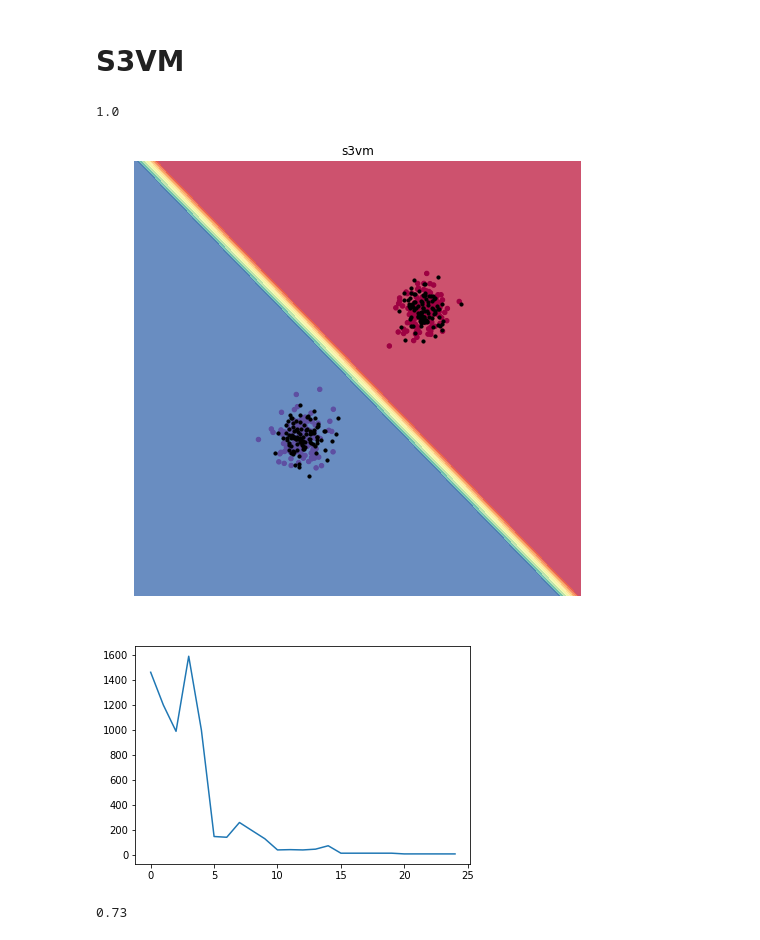
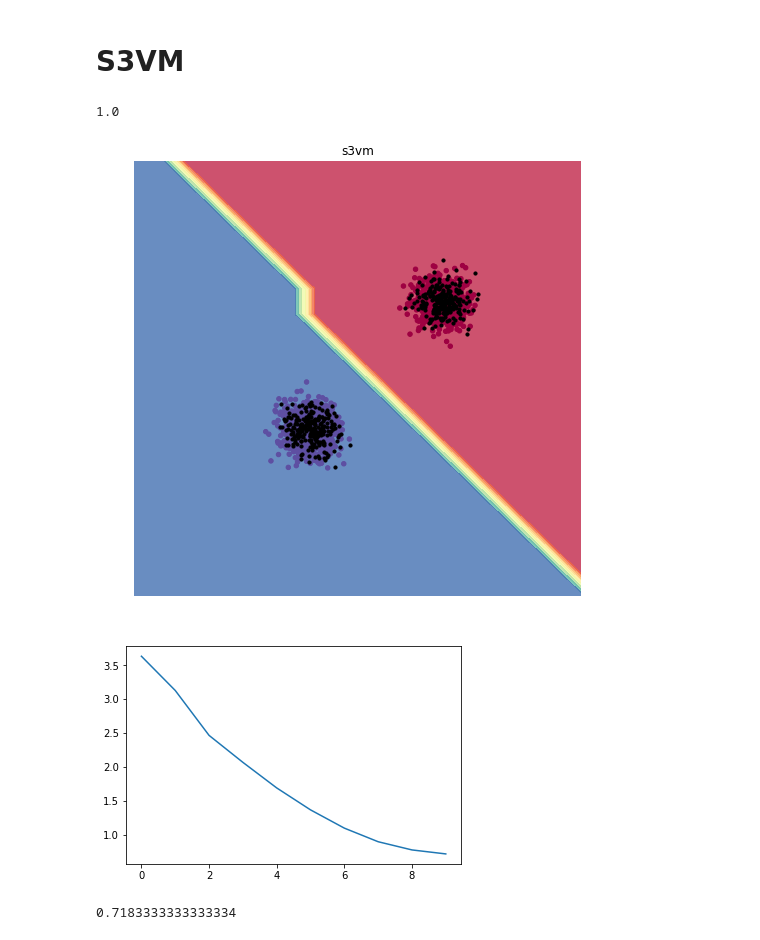
Before and after one commit to Raphael-LASRY/Machine-Learning, a Jupyter notebook: ml_project.ipynb, the cells around one changed output. Saved outputs shown, nothing was run; the diff lists cells and outputs as text; code cells hidden in the pictures.

```diff
--- a/ml_project.ipynb
+++ b/ml_project.ipynb
@@ -192,7 +278,7 @@ class S3VMClassifier():
         dw = np.zeros(d) # sum of gw
         for ep in range(epochs):
             np.random.shuffle(indexes)
-            for k in range(n + m):
+            for k in range(int(0.1*(n + m))):
                 i = indexes[k]
                 labelled = (i >= 0) # labelled or unlabelled
                 if i < 0 : # if it's the index of an unlabelled data
@@ -200,10 +286,9 @@ class S3VMClassifier():
                 dw -= gw[i]
                 gw[i] = self.gradient_loss(gamma, labelled)
                 dw += gw[i]
-                self.w -= self.lr / min((k + 1) + ep * (n + m), n + m) * dw
-            self.loss_list.append(self.loss(gamma))
+                self.w -= self.lr / min((k + 1) + int(ep / 10 * (n + m)), (n + m)/10) * dw
 
-    def fit(self, X, Y, X_, epochs=3, iter_gamma=5, w=None, b=None): # epochs pour la minimisation, iter_gamma pour le nombre de gamma
+    def fit(self, X, Y, X_, epochs=5, iter_gamma=10, w=None, b=None): # epochs pour la minimisation, iter_gamma pour le nombre de gamma
         """
             Train the model on X_labelled, Y_labelled, X_unlabelled datas.
         """
@@ -230,6 +315,7 @@ class S3VMClassifier():
         # continuation method
         for gamma in tqdm(gamma_list):
             self.minimize(gamma, epochs)
+            self.loss_list.append(self.loss(gamma))
 
         self.b = self.w[0]
         self.w = self.w[1:]
@@ -349,45 +349,47 @@ class SAGClassifier(Model):
 # %%
 import matplotlib.pyplot as plt
 
-n = 150
-m = 100
+total_data = 1000
+proportion = 0.75
+n = int(proportion * total_data)
+m = int((1 - proportion) * total_data)
 sigma = 0.01
 
 x = np.concatenate(
     (np.random.multivariate_normal([0,0], [[sigma, 0], [0, sigma]], n),
      np.random.multivariate_normal([1,1], [[sigma, 0], [0, sigma]], n))
 )
 
 y = np.concatenate((np.ones(n), -np.ones(n)))
 
 x_ = np.concatenate(
     (np.random.multivariate_normal([0,0], [[sigma, 0], [0, sigma]], m),
      np.random.multivariate_normal([1,1], [[sigma, 0], [0, sigma]], m))
 )
 
 # s3vm = SAGClassifier()
 # s3vm.fit(x, y)
 
 s3vm = S3VMClassifier()
-s3vm.fit(x, y, x_, epochs = 5)
+s3vm.fit(x, y, x_)
 print(s3vm.accuracy(x, y))
 
 fig, ax = plt.subplots(figsize=(8,8))
 plot_contours(ax, s3vm, x, y, alpha=0.8)
 ax.scatter(x[:, 0], x[:, 1], c=y, s=10, cmap=plt.cm.Spectral)
 ax.scatter(x_[:, 0], x_[:, 1], c='black', s=10)
 ax.set_title("s3vm")
 # ax.set_title("sagc")
 
 plt.show()
 # %% [output]
 1.0
-[figure, old version]
+[figure, new version]
 # %%
-plt.plot(np.arange(len(s3vm.loss_list)), s3vm.loss_list)
+plt.plot(np.arange(len(s3vm.loss_list)), np.log10(s3vm.loss_list))
 plt.show()
 # %% [output]
-[figure, old version]
+[figure, new version]
 # %%
 s3vm = S3VMClassifier()
 
@@ -398,7 +400,7 @@ s3vm = S3VMClassifier()
 
 proportion = 0.1
 nb_labelled = int(proportion * X_train.shape[0])
-s3vm.fit(X_train[:nb_labelled, :], Y_train[:nb_labelled], X_train[nb_labelled:, :])
+s3vm.fit(X_train[:nb_labelled, :], Y_train[:nb_labelled], X_train[nb_labelled:, :], iter_gamma = 5, epochs = 3)
 print(s3vm.accuracy(X_test, Y_test))
 # %% [output]
-0.73
+0.7183333333333334
```
Also changed, not shown: parts of 4 cells of this notebook.
